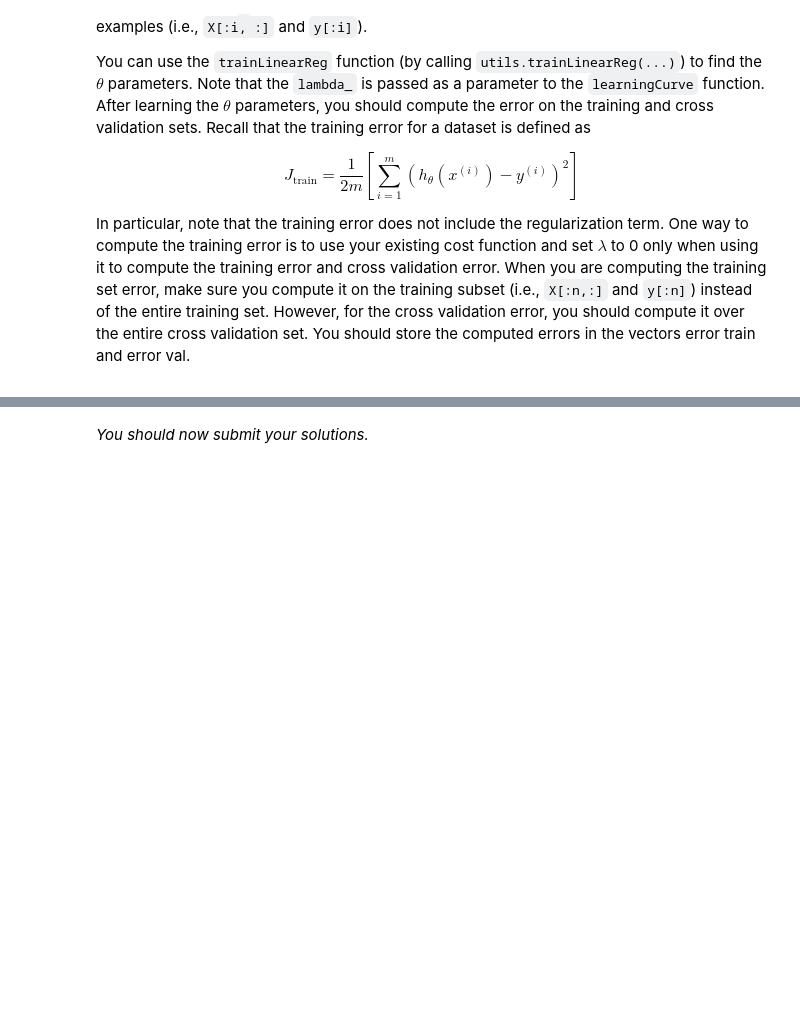
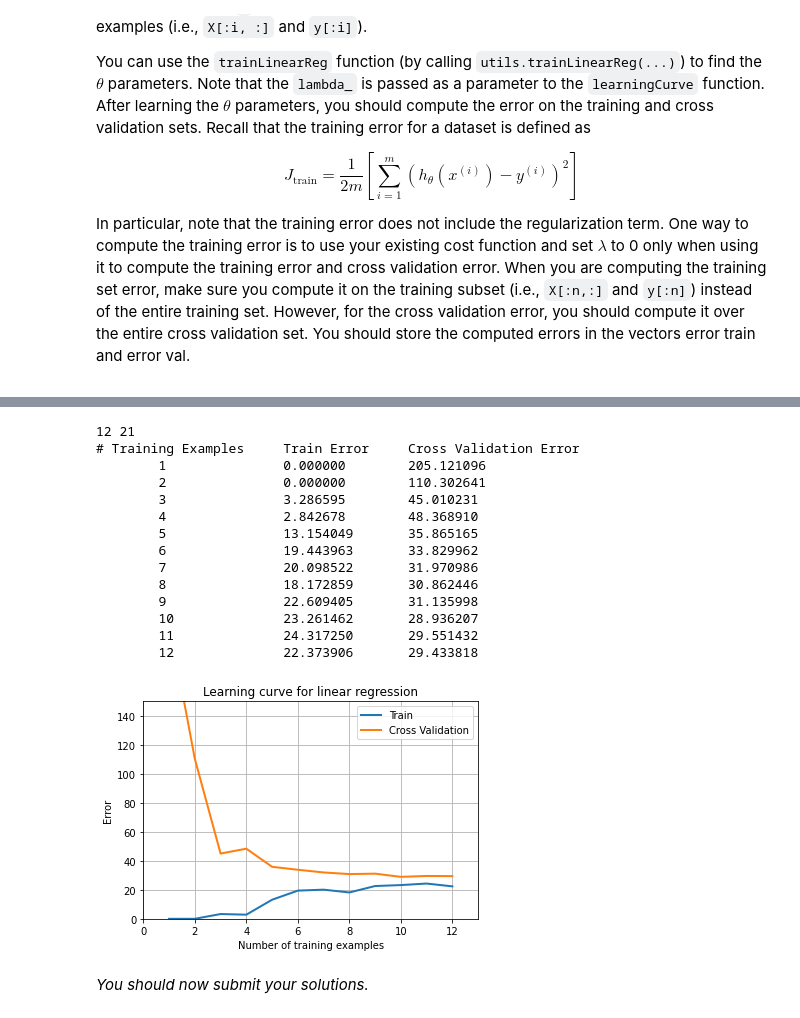
Before and after one commit to Ahmed-Mohamed7/ml-coursera-python-assignments, a Jupyter notebook: Exercise5/exercise5.ipynb, the cells around one changed output, grey strips where cells are left out. Saved outputs shown, nothing was run; the diff lists cells and outputs as text; code cells hidden in the pictures; blank space fills up the shorter version.

```diff
--- a/Exercise5/exercise5.ipynb
+++ b/Exercise5/exercise5.ipynb
@@ -145,11 +147,21 @@ def linearRegCostFunction(X, y, theta, lambda_=0.0):
     # You need to return the following variables correctly
     J = 0
     grad = np.zeros(theta.shape)
-
     # ====================== YOUR CODE HERE ======================
+    # ????????
+#     h = np.dot(X, theta)
+#     temp = theta
+#     temp[0]=0
+#     reg = np.sum(np.square(temp))
+#     J = np.sum(np.square(h-y))/(2*m) + lambda_/(2*m) * reg
 
 
+#     grad = ( np.dot( (h-y),X) + lambda_*(temp) )/m
+    #print(grad)
 
+    J = 1/(2*m) * np.sum((np.dot(X,theta)-y)**2) + lambda_/(2*m)*np.sum((theta[1:])**2)
+    grad = 1/m * X.T.dot(np.dot(X,theta)-y)
+    grad[1:] = grad[1:]  + lambda_/m *(theta[1:])
     # ============================================================
     return J, grad
 # %% [markdown]
@@ -317,12 +365,28 @@ def learningCurve(X, y, Xval, yval, lambda_=0):
     """
     # Number of training examples
     m = y.size
+    print(m,yval.size)
 
     # You need to return these values correctly
     error_train = np.zeros(m)
     error_val   = np.zeros(m)
 
     # ====================== YOUR CODE HERE ======================
+    for i in range(1,m+1):
+
+        theta = utils.trainLinearReg(linearRegCostFunction, X[:i,:], y[:i], lambda_)
+        error_train[i-1] = linearRegCostFunction(X[:i,:],y[:i],theta,0)[0]
+        error_val[i-1] = linearRegCostFunction(Xval,yval,theta,0)[0]
+
+
+        """
+        h_train = np.dot(X[:i,:], theta)
+        error_train[i-1]= np.sum(np.square(h_train - y[:i]))/(2*(i))
+
+        h_val = np.dot(Xval, theta)
+        error_val[i-1] = np.sum(np.square(h_val - yval))/(2*yval.size)
+
+        """
 
 
 
@@ -337,18 +401,35 @@ In the learning curve figure, you can observe that both the train error and cros
 # %%
 X_aug = np.concatenate([np.ones((m, 1)), X], axis=1)
 Xval_aug = np.concatenate([np.ones((yval.size, 1)), Xval], axis=1)
 error_train, error_val = learningCurve(X_aug, y, Xval_aug, yval, lambda_=0)
 
 pyplot.plot(np.arange(1, m+1), error_train, np.arange(1, m+1), error_val, lw=2)
 pyplot.title('Learning curve for linear regression')
 pyplot.legend(['Train', 'Cross Validation'])
 pyplot.xlabel('Number of training examples')
 pyplot.ylabel('Error')
+pyplot.grid()
 pyplot.axis([0, 13, 0, 150])
 
 print('# Training Examples\tTrain Error\tCross Validation Error')
 for i in range(m):
     print('  \t%d\t\t%f\t%f' % (i+1, error_train[i], error_val[i]))
+# %% [output]
+12 21
+# Training Examples     Train Error     Cross Validation Error
+        1               0.000000        205.121096
+        2               0.000000        110.302641
+        3               3.286595        45.010231
+        4               2.842678        48.368910
+        5               13.154049       35.865165
+        6               19.443963       33.829962
+        7               20.098522       31.970986
+        8               18.172859       30.862446
+        9               22.609405       31.135998
+        10              23.261462       28.936207
+        11              24.317250       29.551432
+        12              22.373906       29.433818
+[figure, added]
 # %% [markdown]
 *You should now submit your solutions.*
 # %%
```
Also changed, not shown: parts of 16 cells of this notebook, 1 other file.
